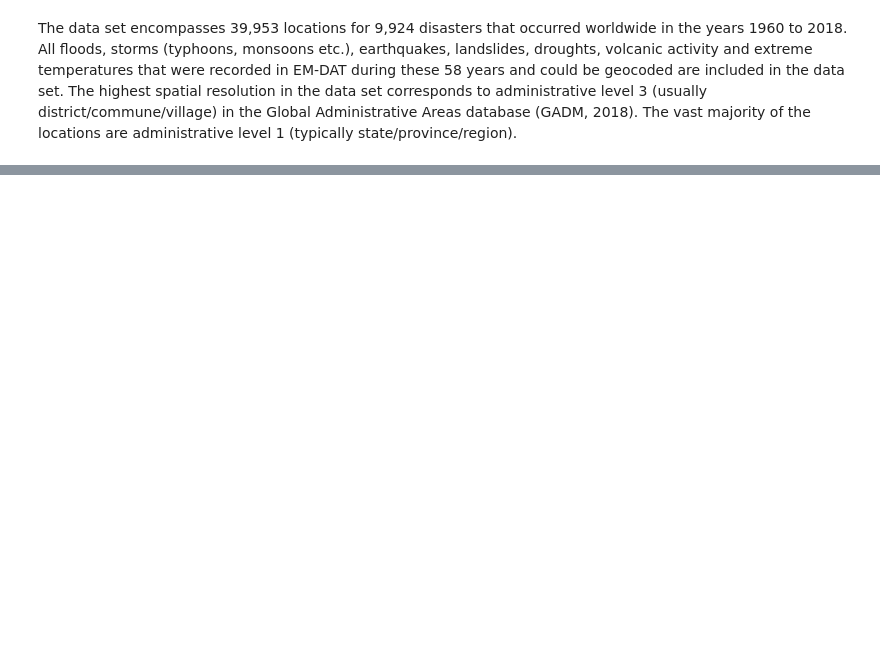
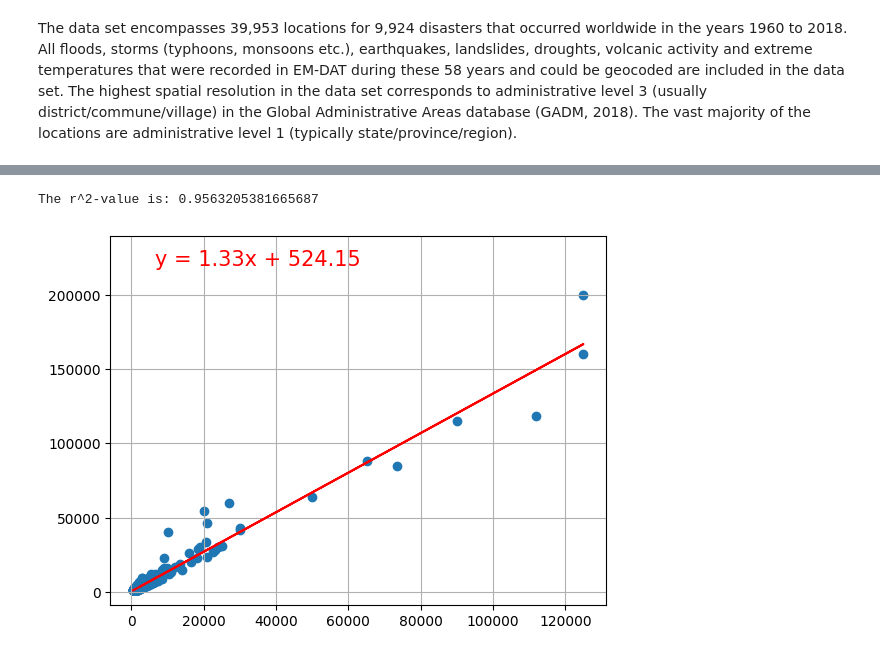
Before and after one commit to andrewplane/project_one, a Jupyter notebook: riley.ipynb, the cells around one changed output, grey strips where cells are left out. Cells and saved outputs as stored; diff of their text form; code cells hidden in the pictures; blank space fills up the shorter version.

```diff
--- a/riley.ipynb
+++ b/riley.ipynb
@@ -69,0 +270,5 @@ geo_plot_by_decade2(decades)
+# %%
+plot_linear_regression(df['Unadjusted Cost'], df['CPI-Adjusted Cost'])
+# %% [output]
+The r^2-value is: 0.9563205381665687
+[figure, added]
```
Also changed, not shown: parts of 20 cells of this notebook, 1 other file.
